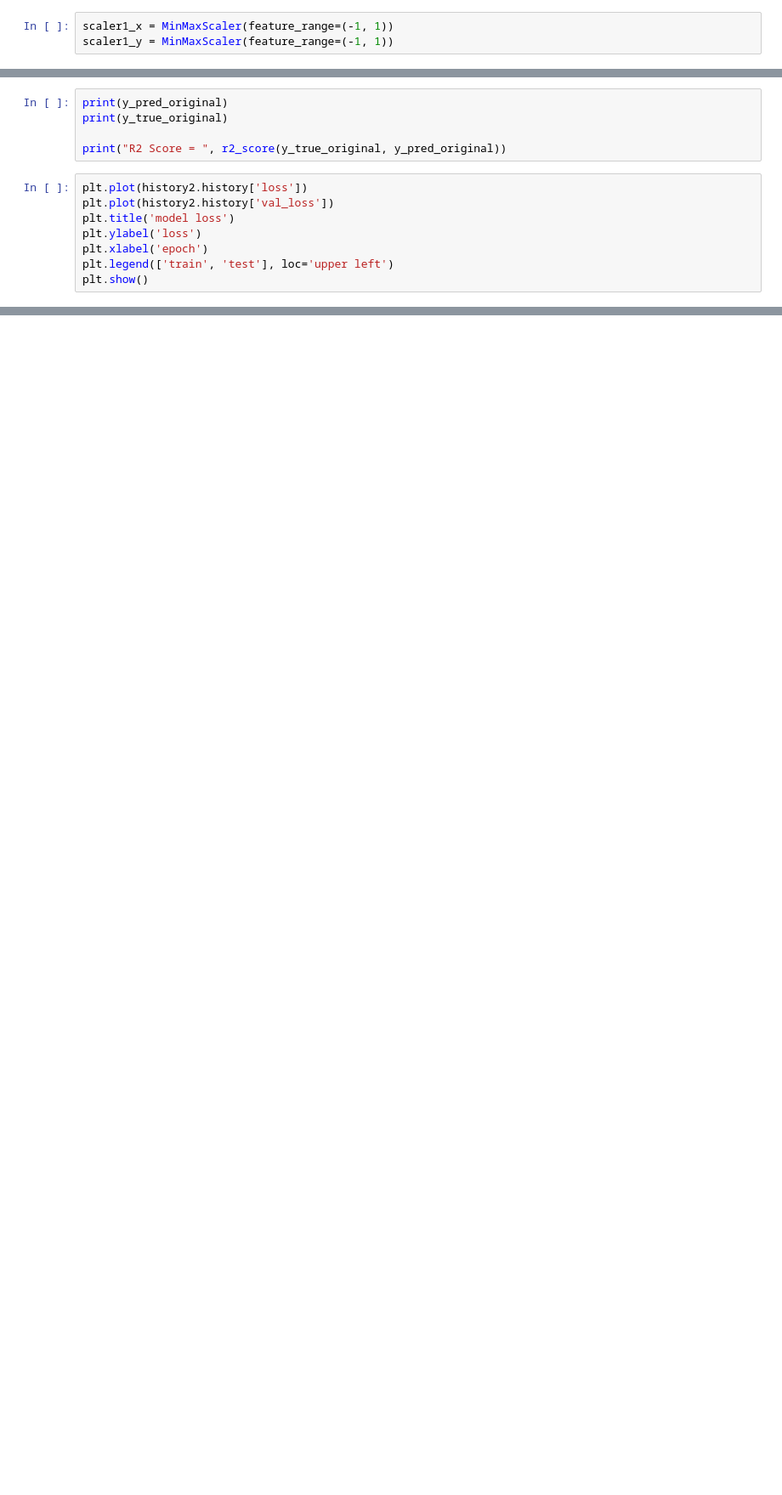
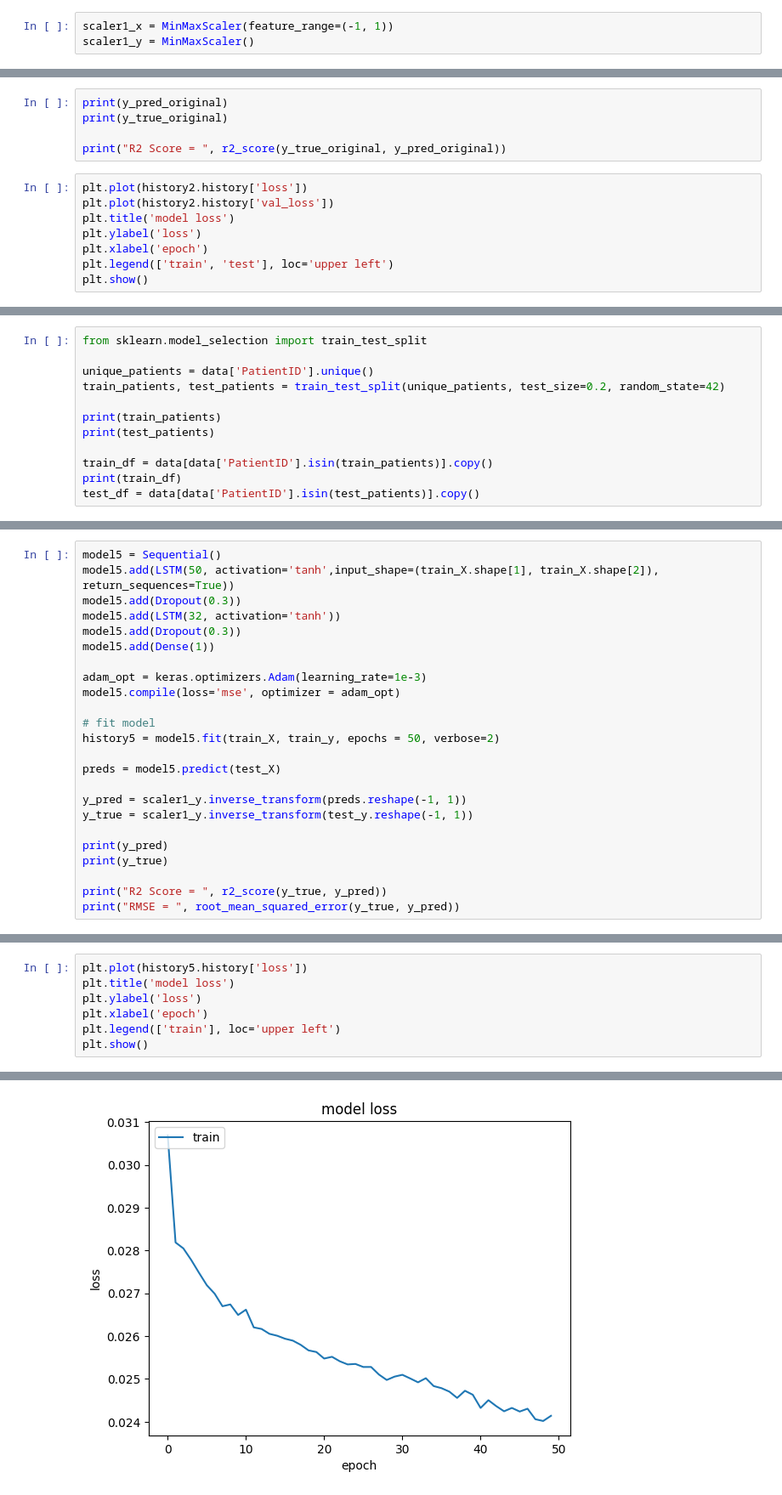
Before and after one commit to nawal-r2002/Treatment_Systems_ML_Models, a Jupyter notebook: lstm_model.ipynb, the cells around one changed output, grey strips where cells are left out. Shown: that part at 85% size. Cells and saved outputs as stored; diff of their text form; blank space fills up the shorter version.

Commit message:
add new models

```diff
--- a/lstm_model.ipynb
+++ b/lstm_model.ipynb
@@ -166,6 +172,6 @@ Max =  0.25
 # %%
 scaler1_x = MinMaxScaler(feature_range=(-1, 1))
-scaler1_y = MinMaxScaler(feature_range=(-1, 1))
+scaler1_y = MinMaxScaler()
 # %%
 column_names = data.columns
 print(column_names[-3:-1])
@@ -431,0 +431,12 @@ test_y_scaled = np.concatenate(test_scaled_y, axis=0)
+# %%
+from sklearn.model_selection import train_test_split
+
+unique_patients = data['PatientID'].unique()
+train_patients, test_patients = train_test_split(unique_patients, test_size=0.2, random_state=42)
+
+print(train_patients)
+print(test_patients)
+
+train_df = data[data['PatientID'].isin(train_patients)].copy()
+print(train_df)
+test_df = data[data['PatientID'].isin(test_patients)].copy()
@@ -431,0 +575,24 @@ test_y_scaled = np.concatenate(test_scaled_y, axis=0)
+# %%
+model5 = Sequential()
+model5.add(LSTM(50, activation='tanh',input_shape=(train_X.shape[1], train_X.shape[2]), return_sequences=True))
+model5.add(Dropout(0.3))
+model5.add(LSTM(32, activation='tanh'))
+model5.add(Dropout(0.3))
+model5.add(Dense(1))
+
+adam_opt = keras.optimizers.Adam(learning_rate=1e-3)
+model5.compile(loss='mse', optimizer = adam_opt)
+
+# fit model
+history5 = model5.fit(train_X, train_y, epochs = 50, verbose=2)
+
+preds = model5.predict(test_X)
+
+y_pred = scaler1_y.inverse_transform(preds.reshape(-1, 1))
+y_true = scaler1_y.inverse_transform(test_y.reshape(-1, 1))
+
+print(y_pred)
+print(y_true)
+
+print("R2 Score = ", r2_score(y_true, y_pred))
+print("RMSE = ", root_mean_squared_error(y_true, y_pred))
@@ -431,0 +618,8 @@ test_y_scaled = np.concatenate(test_scaled_y, axis=0)
+# %%
+plt.plot(history5.history['loss'])
+plt.title('model loss')
+plt.ylabel('loss')
+plt.xlabel('epoch')
+plt.legend(['train'], loc='upper left')
+plt.show()
+# %% [output]
@@ -431,0 +643 @@ test_y_scaled = np.concatenate(test_scaled_y, axis=0)
+[figure, added]
```
Also changed, not shown: parts of 29 cells of this notebook.
